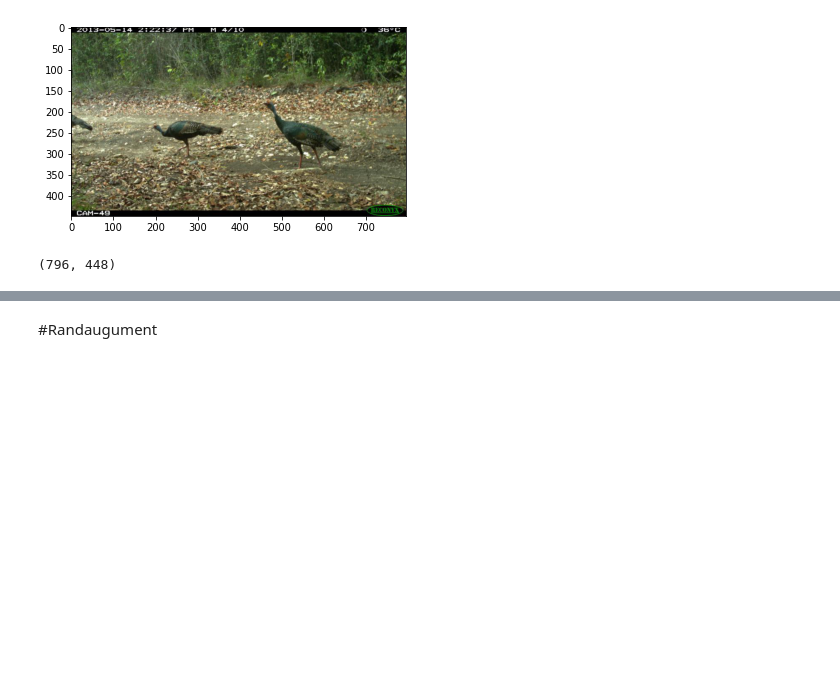
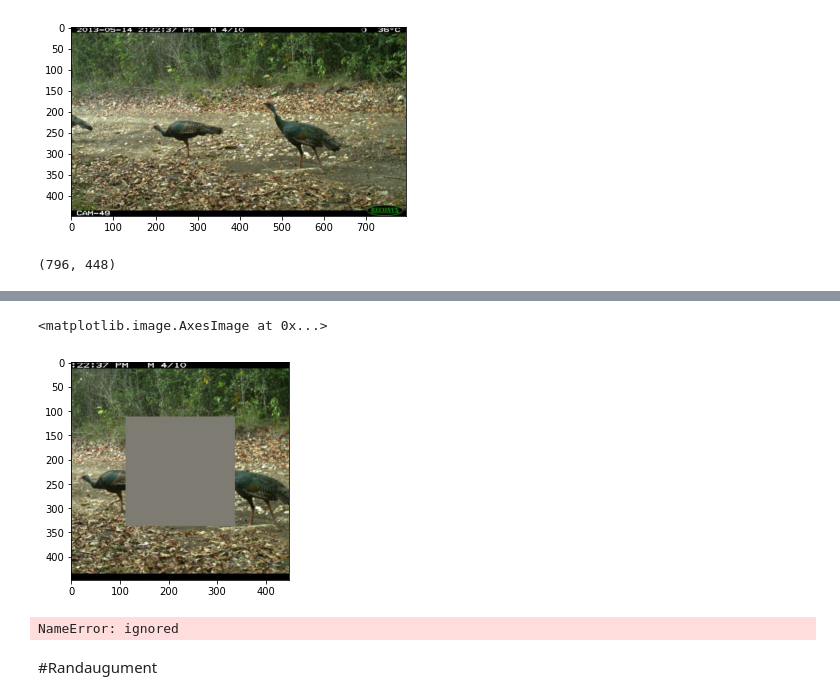
Before and after one commit to vijayakuruba/IFT6759_Distribution_shifts_WILDS, a Jupyter notebook: Data_augument.ipynb, the cells around one changed output, grey strips where cells are left out. Drawn from its saved outputs; the diff is of its cells as text; code cells hidden in the pictures; blank space fills up the shorter version.

```diff
--- a/Data_augument.ipynb
+++ b/Data_augument.ipynb
@@ -51,0 +143,11 @@ normalization = transforms.Normalize(
+# %%
+#cutout_transform=([CutoutAugment()])
+
+cutout_transform=CutoutAugment()
+# %%
+imgc =cutout_transform(img)
+#imgc=imgc.squeeze().permute(1,2,0)
+plt.imshow(imgc)
+# %% [output]
+<matplotlib.image.AxesImage at 0x...>
+[figure, added]
@@ -52,3 +207,16 @@ normalization = transforms.Normalize(
+# %%
+should_normalize = True
+weakm_transform=([
+          transforms.RandomCrop(size=target_resolution),
+            CutoutAugment(),
+        ])
+
+if should_normalize:
+   cutout_transform.append(transforms.ToTensor())
+   cutout_transform.append(normalization)
+cutout_transform=transforms.Compose(cutout_transform)
+# %% [output]
+NameError: ignored
 # %%
 should_normalize = True # True/False
 strong_transform=([
```
Also changed, not shown: parts of 14 cells of this notebook.
